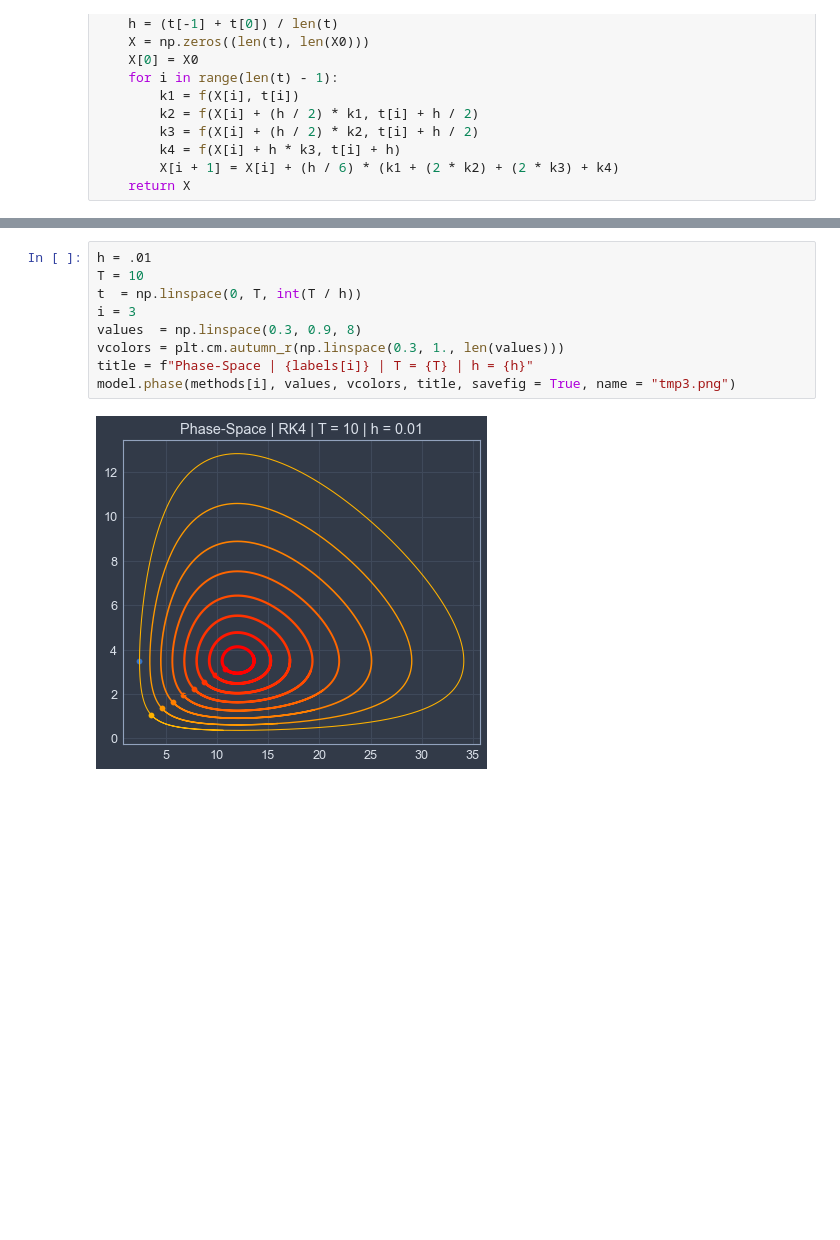
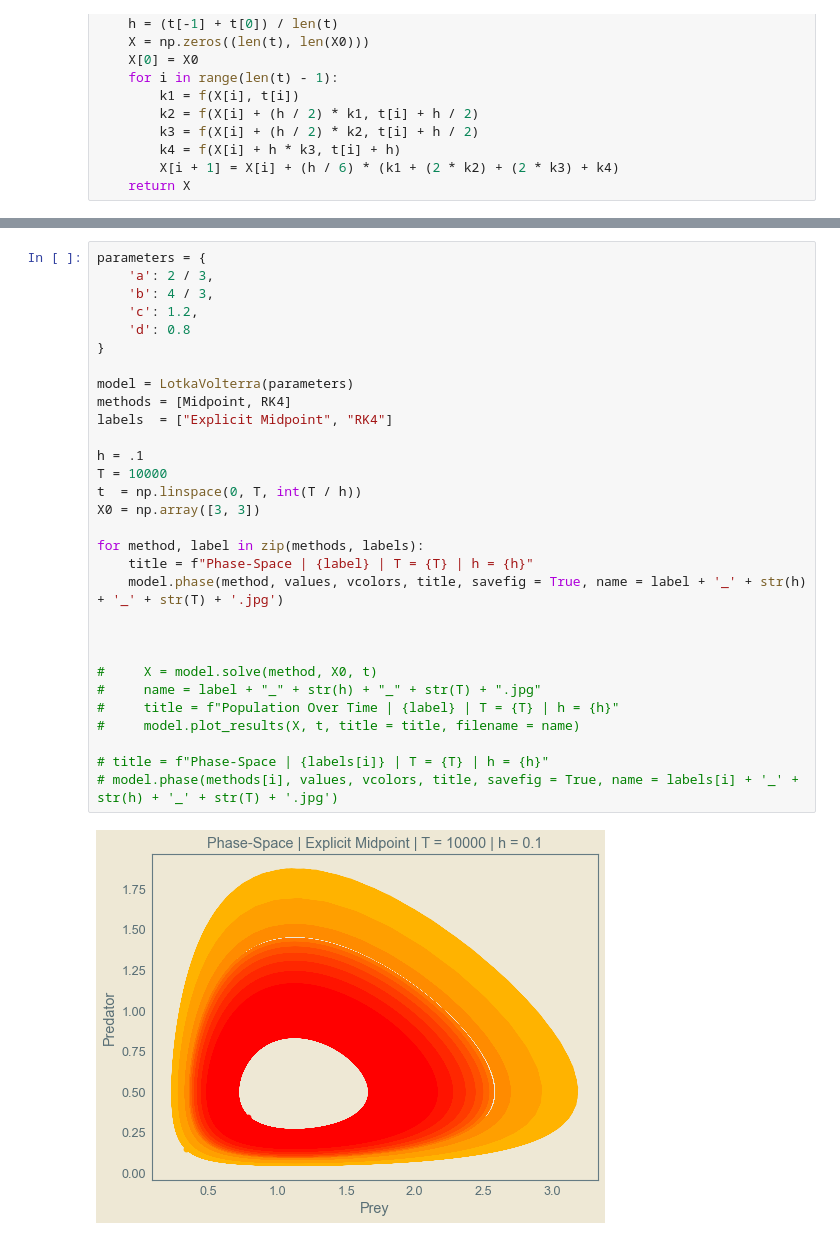
Before and after one commit to ConnorSutton07/Lotka-Volterra-Modelling, a Jupyter notebook: Lotka-Volterra.ipynb, the cells around one changed output, grey strips where cells are left out. Saved outputs shown, nothing was run; the diff lists cells and outputs as text; blank space fills up the shorter version.

```diff
--- a/Lotka-Volterra.ipynb
+++ b/Lotka-Volterra.ipynb
@@ -144,11 +154,32 @@ model.plot_results(X, t, title = "Population Over Time | " + labels[i])
 # %%
-h = .01
-T = 10
+parameters = {
+    'a': 2 / 3,
+    'b': 4 / 3,
+    'c': 1.2,
+    'd': 0.8
+}
+
+model = LotkaVolterra(parameters)
+methods = [Midpoint, RK4]
+labels  = ["Explicit Midpoint", "RK4"]
+
+h = .1
+T = 10000
 t  = np.linspace(0, T, int(T / h))
-i = 3
-values  = np.linspace(0.3, 0.9, 8)
-vcolors = plt.cm.autumn_r(np.linspace(0.3, 1., len(values)))
-title = f"Phase-Space | {labels[i]} | T = {T} | h = {h}"
-model.phase(methods[i], values, vcolors, title, savefig = True, name = "tmp3.png")
+X0 = np.array([3, 3])
+
+for method, label in zip(methods, labels):
+    title = f"Phase-Space | {label} | T = {T} | h = {h}"
+    model.phase(method, values, vcolors, title, savefig = True, name = label + '_' + str(h) + '_' + str(T) + '.jpg')
+
+
+
+#     X = model.solve(method, X0, t)
+#     name = label + "_" + str(h) + "_" + str(T) + ".jpg"
+#     title = f"Population Over Time | {label} | T = {T} | h = {h}"
+#     model.plot_results(X, t, title = title, filename = name)
+
+# title = f"Phase-Space | {labels[i]} | T = {T} | h = {h}"
+# model.phase(methods[i], values, vcolors, title, savefig = True, name = labels[i] + '_' + str(h) + '_' + str(T) + '.jpg')
 # %% [output]
-[figure, old version]
+[figure, new version]
```
Also changed, not shown: parts of 7 cells of this notebook.
